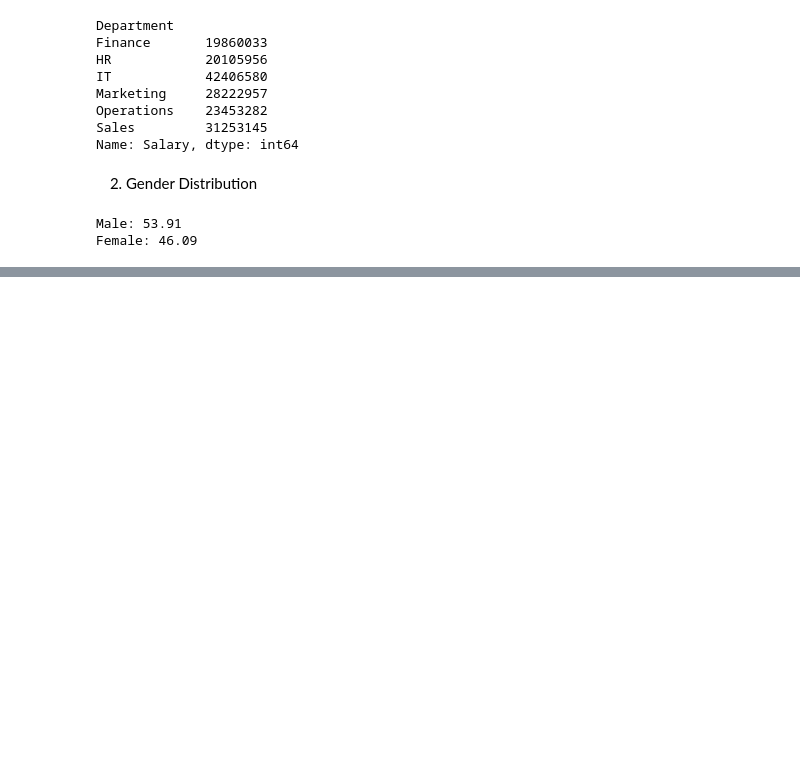
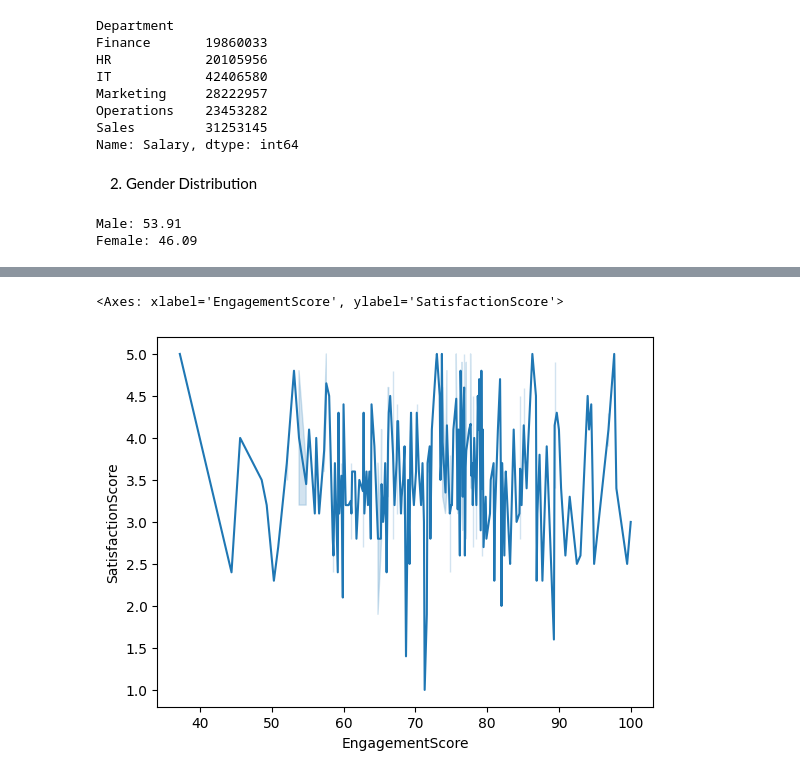
Before and after one commit to datasciencekibaatein/Batch-84, a Jupyter notebook: FindingInsightWithLibraries/01-Lecture.ipynb, the cells around one changed output, grey strips where cells are left out. Cells and saved outputs as stored; diff of their text form; code cells hidden in the pictures; blank space fills up the shorter version.

```diff
--- a/FindingInsightWithLibraries/01-Lecture.ipynb
+++ b/FindingInsightWithLibraries/01-Lecture.ipynb
@@ -347,0 +515,5 @@ Female: 46.09
+# %%
+sns.lineplot(x='EngagementScore',y='SatisfactionScore',data=df)
+# %% [output]
+<Axes: xlabel='EngagementScore', ylabel='SatisfactionScore'>
+[figure, added]
```
Also changed, not shown: parts of 37 cells of this notebook, 1 other file.
